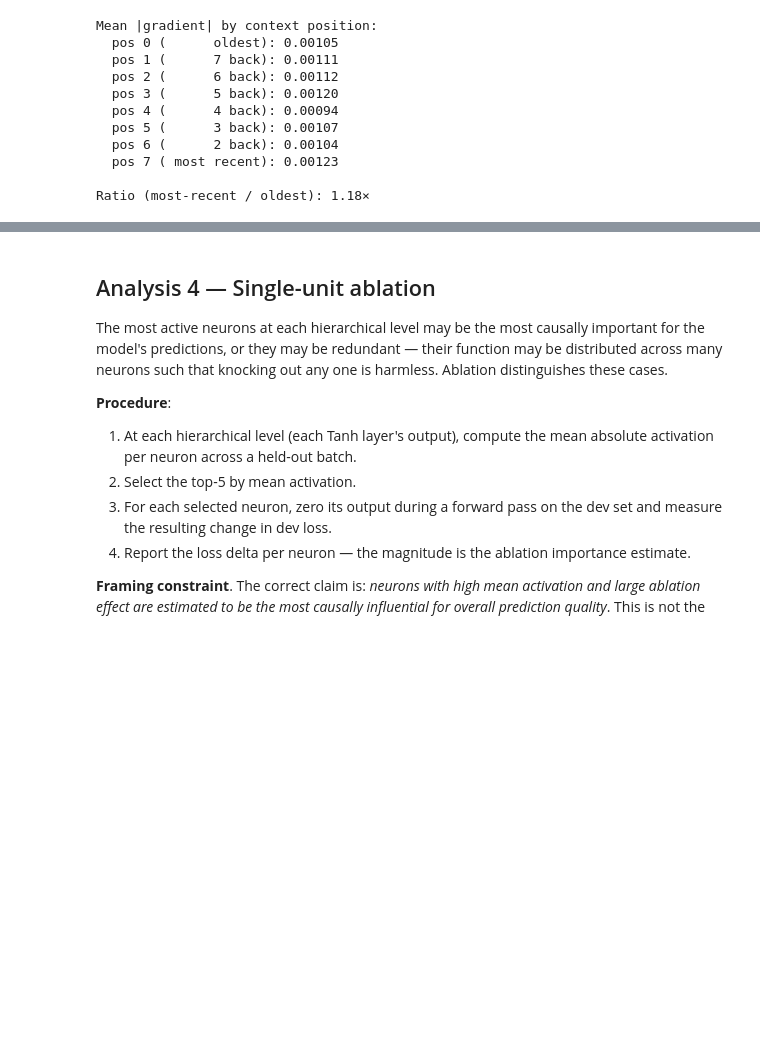
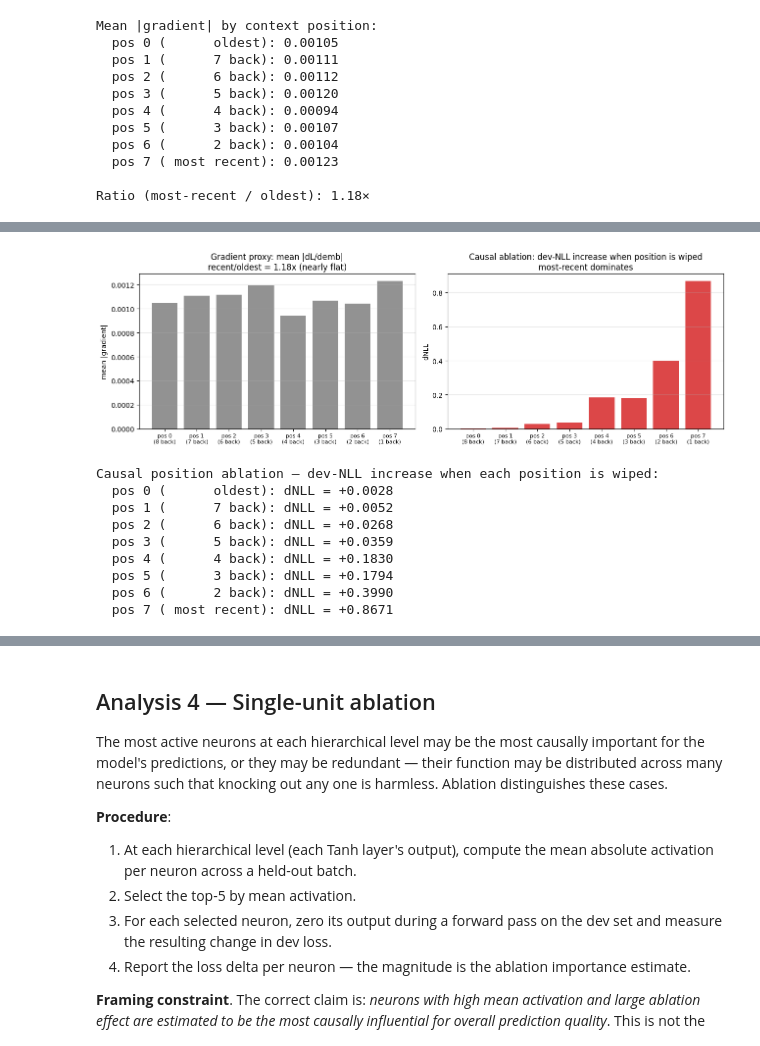
Before and after one commit to diego-magana/makemore, a Jupyter notebook: notebooks/06_probing.ipynb, the cells around one changed output, grey strips where cells are left out. Drawn from its saved outputs; the diff is of its cells as text; code cells hidden in the pictures; blank space fills up the shorter version.

Commit message:
feat: V2 — position ablation, layers.py trim, LICENSE

```diff
--- a/notebooks/06_probing.ipynb
+++ b/notebooks/06_probing.ipynb
@@ -362,0 +370,48 @@ Ratio (most-recent / oldest): 1.18×
+# %%
+# Causal measure: mean-ablate each context position (replace its embedding with the
+# batch-mean embedding, removing that position's content) and measure the dev-NLL hit.
+set_layer_training(model, False)
+baseline = evaluate(model, Xdev, Ydev)
+
+def nll_position_ablated(p):
+    with torch.no_grad():
+        emb = model.layers[0](Xdev).clone()                     # (N, block_size, n_embd)
+        emb[:, p, :] = emb[:, p, :].mean(dim=0, keepdim=True)   # wipe position p's content
+        x = emb
+        for layer in model.layers[1:]:
+            x = layer(x)
+        return F.cross_entropy(x, Ydev).item()
+
+causal = torch.tensor([nll_position_ablated(p) - baseline for p in range(block_size)])
+
+# Gradient proxy vs. causal ablation, side by side.
+positions = list(range(block_size))
+xlabels = [f'pos {p}\n({block_size - p} back)' for p in positions]
+fig, ax = plt.subplots(1, 2, figsize=(13, 4.2))
+ax[0].bar(positions, grad_by_position.numpy(), color='tab:gray', alpha=0.85)
+ax[0].set_title('Gradient proxy: mean |dL/demb|\nrecent/oldest = %.2fx (nearly flat)' % (grad_by_position[-1] / grad_by_position[0]).item())
+ax[0].set_ylabel('mean |gradient|')
+ax[1].bar(positions, causal.numpy(), color='tab:red', alpha=0.85)
+ax[1].set_title('Causal ablation: dev-NLL increase when position is wiped\nmost-recent dominates')
+ax[1].set_ylabel('dNLL')
+for a in ax:
+    a.set_xticks(positions); a.set_xticklabels(xlabels, fontsize=8); a.grid(alpha=0.3, axis='y')
+plt.tight_layout()
+plt.savefig('../assets/context_sensitivity.png', dpi=120, bbox_inches='tight')
+plt.show()
+
+print('Causal position ablation — dev-NLL increase when each position is wiped:')
+for p in range(block_size):
+    age = 'oldest' if p == 0 else ('most recent' if p == block_size - 1 else f'{block_size - p} back')
+    print(f'  pos {p} ({age:>12}): dNLL = {causal[p].item():+.4f}')
+# %% [output]
+[figure, added]
+Causal position ablation — dev-NLL increase when each position is wiped:
+  pos 0 (      oldest): dNLL = +0.0028
+  pos 1 (      7 back): dNLL = +0.0052
+  pos 2 (      6 back): dNLL = +0.0268
+  pos 3 (      5 back): dNLL = +0.0359
+  pos 4 (      4 back): dNLL = +0.1830
+  pos 5 (      3 back): dNLL = +0.1794
+  pos 6 (      2 back): dNLL = +0.3990
+  pos 7 ( most recent): dNLL = +0.8671
```
Also changed, not shown: parts of 7 cells of this notebook, 9 other files.
